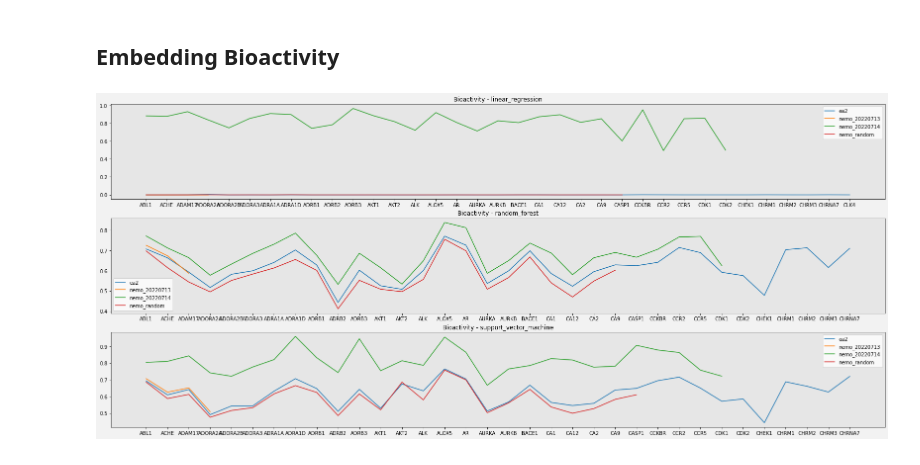
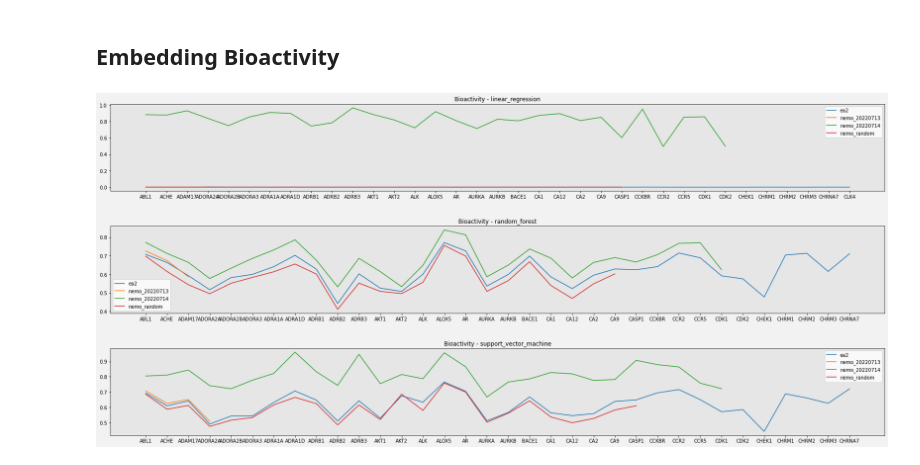
Before and after one commit to NVIDIA/cheminformatics, a Jupyter notebook: benchmark/nbs/plot_benchmark.ipynb, the cells around one changed output. Drawn from its saved outputs; the diff is of its cells as text; code cells hidden in the pictures.

Commit message:
Changes to increase margin between plots.

```diff
--- a/benchmark/nbs/plot_benchmark.ipynb
+++ b/benchmark/nbs/plot_benchmark.ipynb
@@ -106,29 +106,35 @@ fig.savefig('embedding_metrics_physchem.png')
 # %%
 kpis = ['bioactivity']
 comparison_fld = 'exp_name'
 
 num_plots = 3 # len(kpis)
 plots_per_row = 1
 rows = math.ceil(num_plots / plots_per_row)
 fig = plt.figure(figsize=(28, (rows * 4)), facecolor=(.95, .95, .95))
 axs = fig.subplots(math.ceil(num_plots / plots_per_row),
                    math.ceil(num_plots / rows))
 
 i = 0
 for kpi in kpis:
     files = sorted(glob.glob(os.path.join(reports_dir, f'*-{kpi}.csv'),
                              recursive=False))
     data_df = pd.concat(load_files(files))
 
     for name, name_df in data_df.groupby(by=['name']):
         for model, model_df in name_df.groupby(by=['model']):
             plot_embedding(i, axs[i], model, model_df, 'gene', chart_type='line')
             i = i + plots_per_row
 
 fig.show()
+fig.subplots_adjust(left=0.1,
+                    bottom=0.1,
+                    right=0.9,
+                    top=0.9,
+                    wspace=0.4,
+                    hspace=0.4)
 fig.savefig('embedding_metrics_bioactivity.png')
 # %% [output]
-[figure, old version]
+[figure, new version]
 # %%
 # from bokeh.io import output_notebook, push_notebook, show
 # from bokeh.palettes import Spectral5
```
Also changed, not shown: parts of 1 cell of this notebook.
